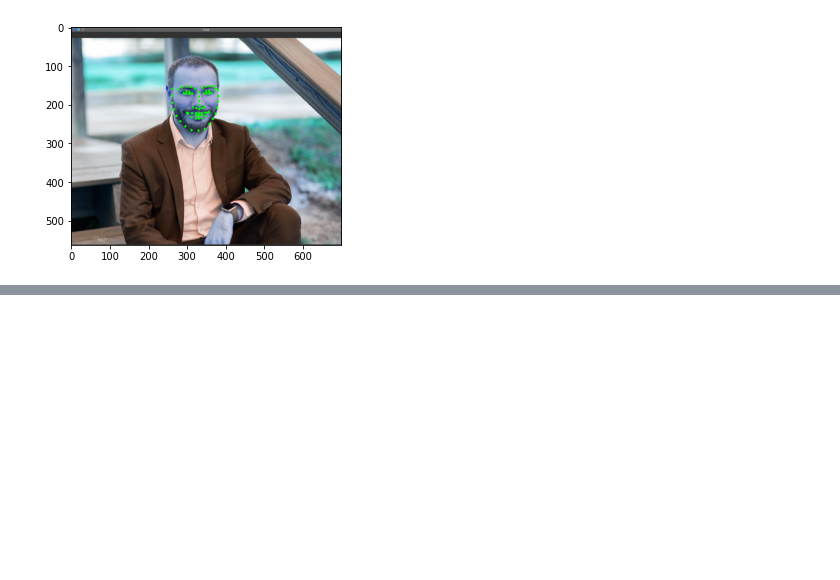
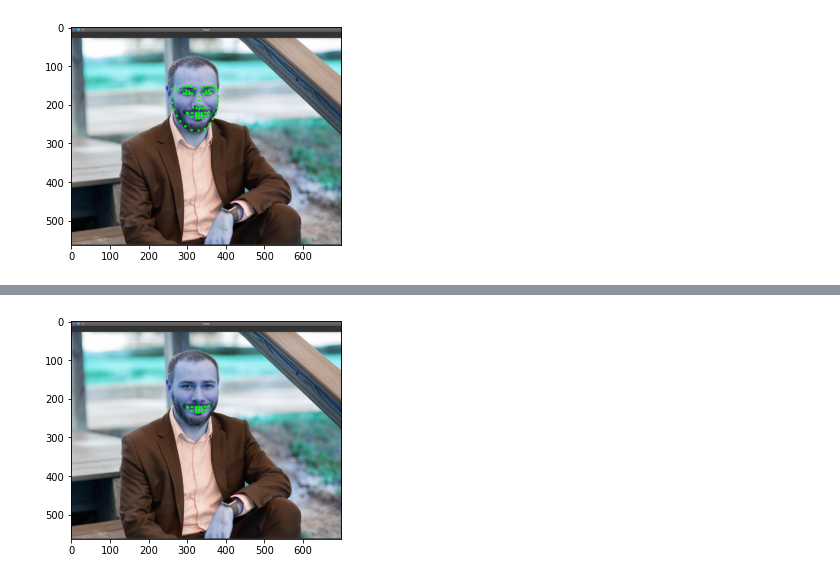
Before and after one commit to kerenalli/MyExamplePython, a Jupyter notebook: 20210104_FaceLandMarks.ipynb, the cells around one changed output, grey strips where cells are left out. Drawn from its saved outputs; the diff is of its cells as text; code cells hidden in the pictures; blank space fills up the shorter version.

```diff
--- a/20210104_FaceLandMarks.ipynb
+++ b/20210104_FaceLandMarks.ipynb
@@ -68,0 +102,36 @@ cv2.destroyAllWindows()
+# %%
+#Python Code to detect the mouth portion.
+import cv2
+import numpy as np
+import dlib
+# Load the detector
+detector = dlib.get_frontal_face_detector()
+# Load the predictor
+predictor = dlib.shape_predictor("/content/shape_predictor_68_face_landmarks.dat")
+# read the image
+img = cv2.imread("/content/face.png")
+# Convert image into grayscale
+gray = cv2.cvtColor(src=img, code=cv2.COLOR_BGR2GRAY)
+# Use detector to find landmarks
+faces = detector(gray)
+for face in faces:
+    x1 = face.left() # left point
+    y1 = face.top() # top point
+    x2 = face.right() # right point
+    y2 = face.bottom() # bottom point
+    # Create landmark object
+    landmarks = predictor(image=gray, box=face)
+    # Loop through all the points
+    for n in range(48, 68):
+        x = landmarks.part(n).x
+        y = landmarks.part(n).y
+        # Draw a circle
+        cv2.circle(img=img, center=(x, y), radius=3, color=(0, 255, 0), thickness=-1)
+# show the image
+plt.imshow(img)
+# Delay between every fram
+cv2.waitKey(delay=0)
+# Close all windows
+cv2.destroyAllWindows()
+# %% [output]
+[figure, added]
```
Also changed, not shown: parts of 6 cells of this notebook.
